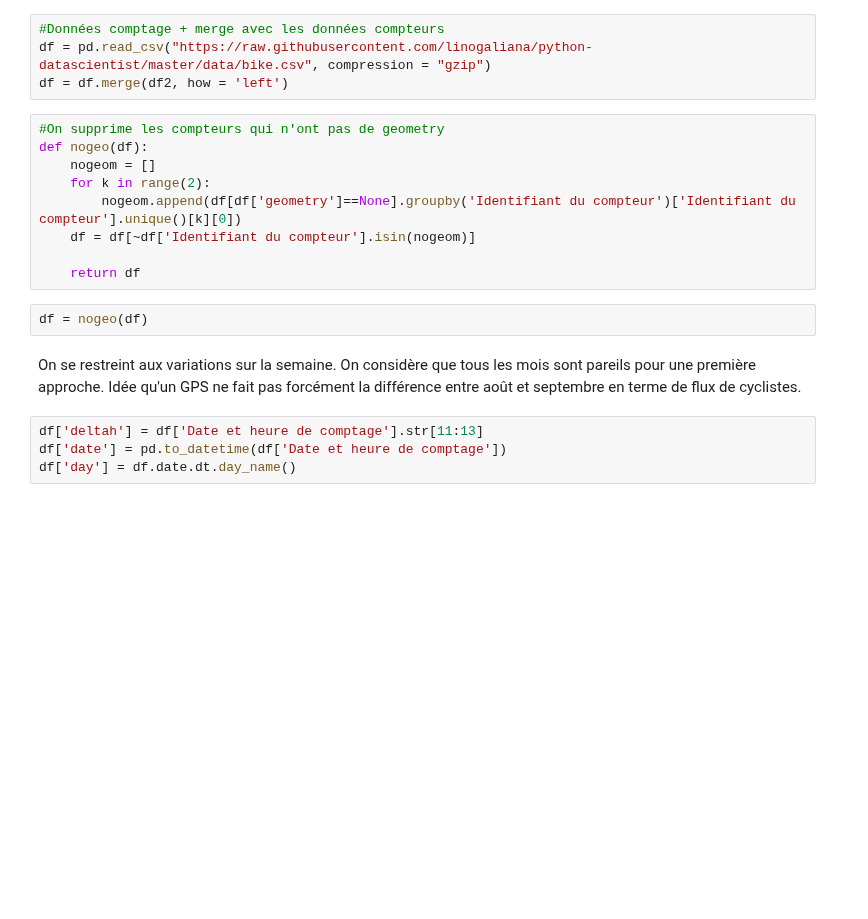
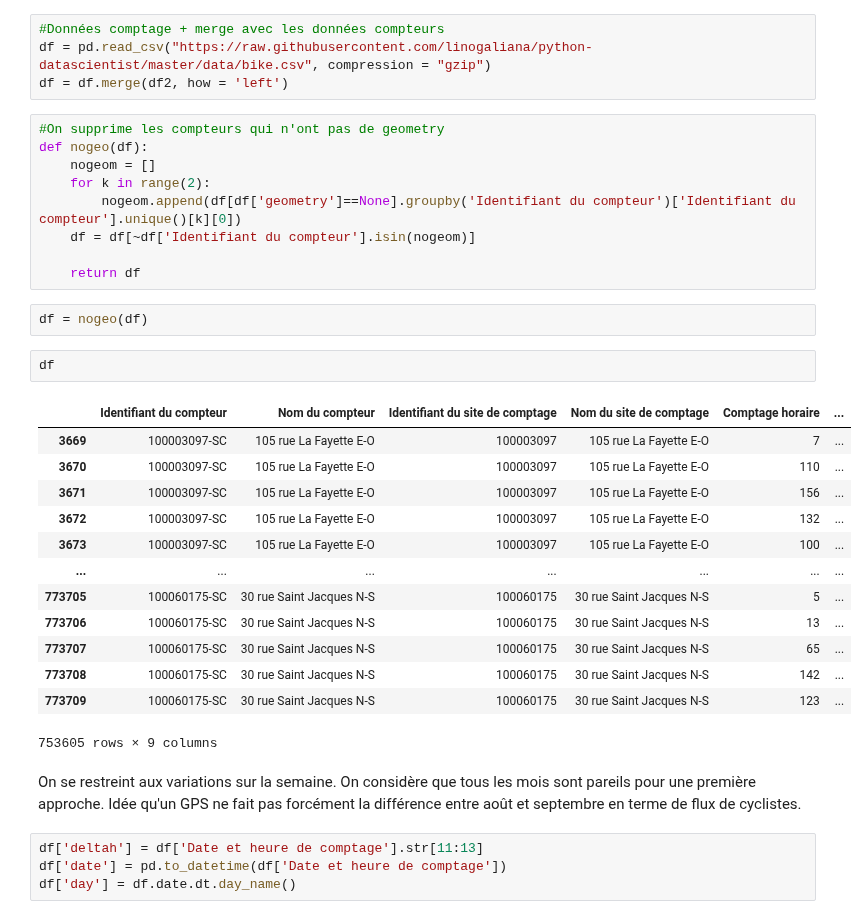
Before and after one commit to ImaneFa/Projet_Python, a Jupyter notebook: compteurs.ipynb, the cells around one changed output. Cells and saved outputs as stored; diff of their text form; blank space fills up the shorter version.

```diff
--- a/compteurs.ipynb
+++ b/compteurs.ipynb
@@ -23,6 +23,22 @@ def nogeo(df):
     return df
 # %%
 df = nogeo(df)
+# %%
+df
+# %% [output]
+|  | Identifiant du compteur | Nom du compteur | Identifiant du site de comptage | Nom du site de comptage | Comptage horaire | ... |
+| 3669 | 100003097-SC | 105 rue La Fayette E-O | 100003097 | 105 rue La Fayette E-O | 7 | ... |
+| 3670 | 100003097-SC | 105 rue La Fayette E-O | 100003097 | 105 rue La Fayette E-O | 110 | ... |
+| 3671 | 100003097-SC | 105 rue La Fayette E-O | 100003097 | 105 rue La Fayette E-O | 156 | ... |
+| 3672 | 100003097-SC | 105 rue La Fayette E-O | 100003097 | 105 rue La Fayette E-O | 132 | ... |
+| 3673 | 100003097-SC | 105 rue La Fayette E-O | 100003097 | 105 rue La Fayette E-O | 100 | ... |
+| ... | ... | ... | ... | ... | ... | ... |
+| 773705 | 100060175-SC | 30 rue Saint Jacques N-S | 100060175 | 30 rue Saint Jacques N-S | 5 | ... |
+| 773706 | 100060175-SC | 30 rue Saint Jacques N-S | 100060175 | 30 rue Saint Jacques N-S | 13 | ... |
+| 773707 | 100060175-SC | 30 rue Saint Jacques N-S | 100060175 | 30 rue Saint Jacques N-S | 65 | ... |
+| 773708 | 100060175-SC | 30 rue Saint Jacques N-S | 100060175 | 30 rue Saint Jacques N-S | 142 | ... |
+| 773709 | 100060175-SC | 30 rue Saint Jacques N-S | 100060175 | 30 rue Saint Jacques N-S | 123 | ... |
+753605 rows × 9 columns
 # %% [markdown]
 On se restreint aux variations sur la semaine. On considère que tous les mois sont pareils pour une première approche. Idée qu'un GPS ne fait pas forcément la différence entre août et septembre en terme de flux de cyclistes.
 # %%
```
Also changed, not shown: parts of 1 cell of this notebook.
